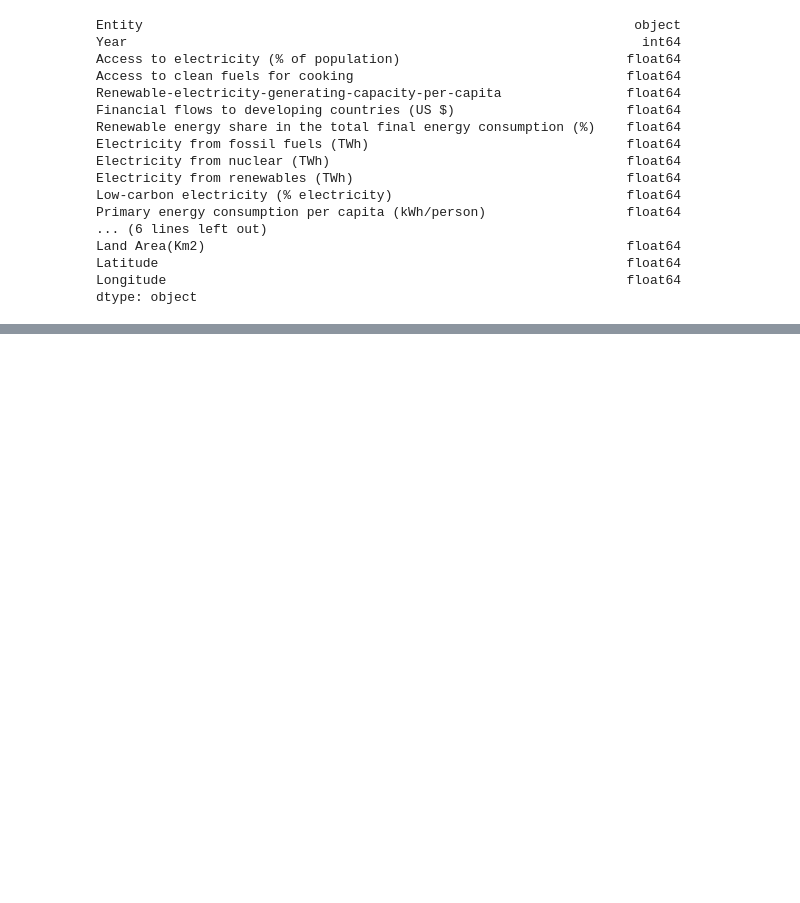
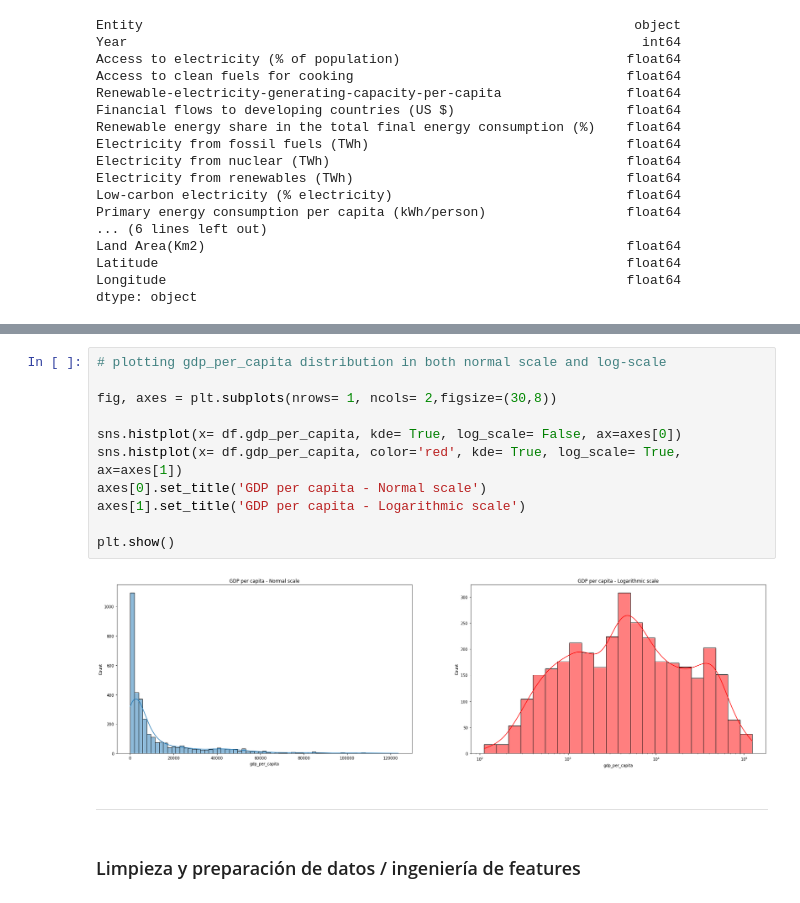
Before and after one commit to perezmillanr/tp_final_analisis_de_datos, a Jupyter notebook: TP.ipynb, the cells around one changed output, grey strips where cells are left out. Cells and saved outputs as stored; diff of their text form; blank space fills up the shorter version.

Commit message:
Hasta imputación de datos

```diff
--- a/TP.ipynb
+++ b/TP.ipynb
@@ -128,0 +166,17 @@ plt.show()
+# %%
+# plotting gdp_per_capita distribution in both normal scale and log-scale
+
+fig, axes = plt.subplots(nrows= 1, ncols= 2,figsize=(30,8))
+
+sns.histplot(x= df.gdp_per_capita, kde= True, log_scale= False, ax=axes[0])
+sns.histplot(x= df.gdp_per_capita, color='red', kde= True, log_scale= True, ax=axes[1])
+axes[0].set_title('GDP per capita - Normal scale')
+axes[1].set_title('GDP per capita - Logarithmic scale')
+
+plt.show()
+# %% [output]
+[figure, added]
+# %% [markdown]
+***
+# %% [markdown]
+### Limpieza y preparación de datos / ingeniería de features
```
Also changed, not shown: parts of 21 cells of this notebook.
